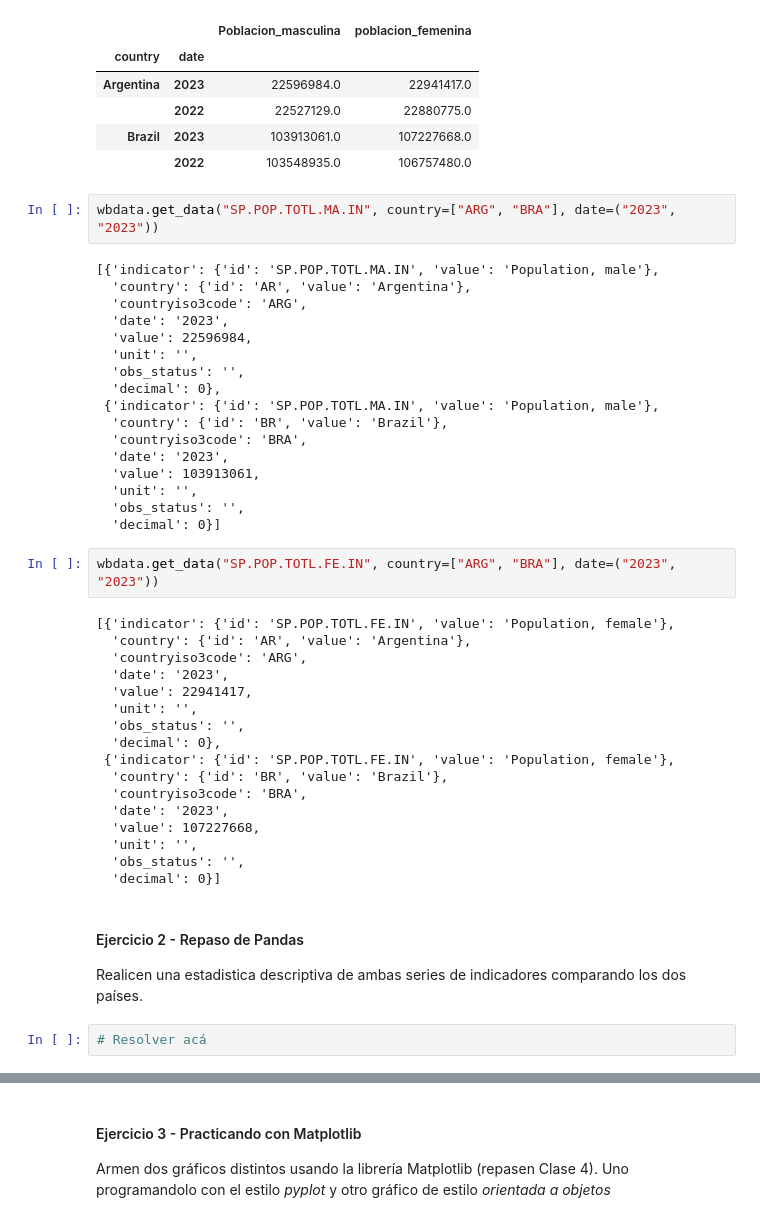
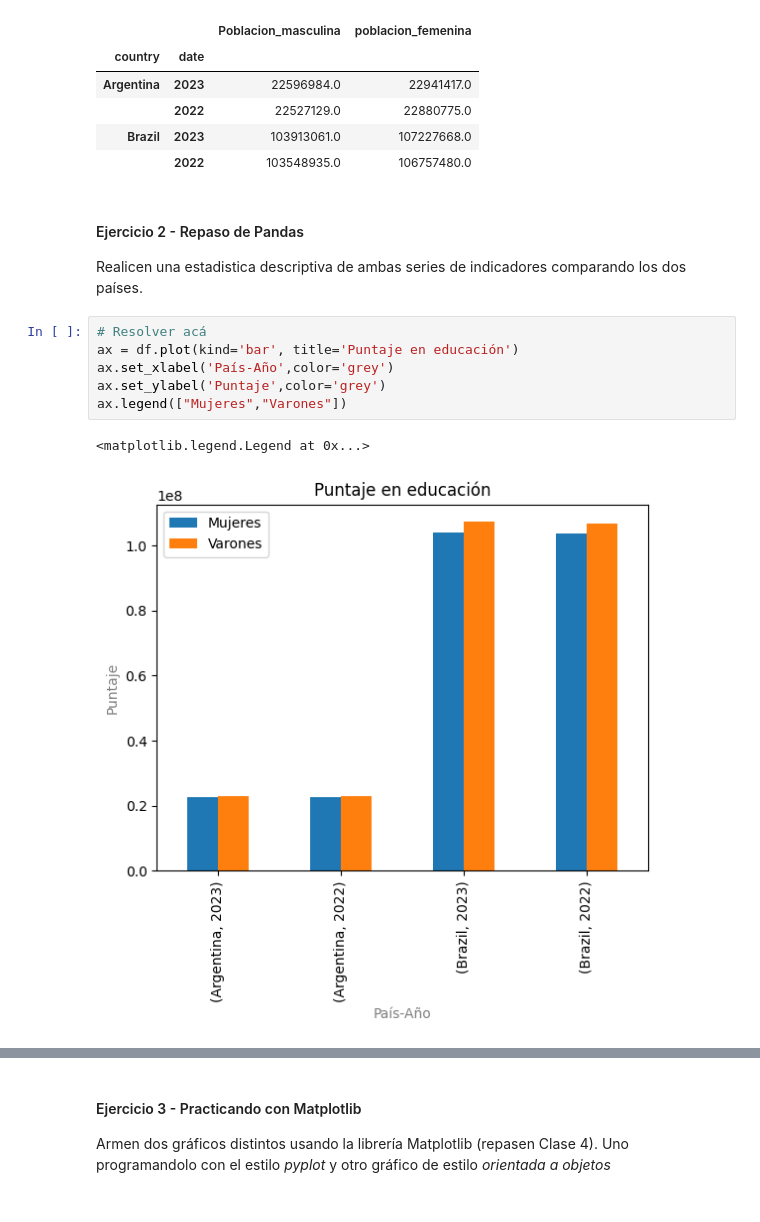
Before and after one commit to MatiasCostanzo2726/BigDataUBA-Grupo9, a Jupyter notebook: TP1-UBA (1) (1).ipynb, the cells around one changed output, grey strips where cells are left out. Drawn from its saved outputs; the diff is of its cells as text.

```diff
--- a/TP1-UBA (1) (1).ipynb
+++ b/TP1-UBA (1) (1).ipynb
@@ -88,46 +87,15 @@ df.head()
 |  | 2022 | 22527129.0 | 22880775.0 |
 | Brazil | 2023 | 103913061.0 | 107227668.0 |
 |  | 2022 | 103548935.0 | 106757480.0 |
-# %%
-wbdata.get_data("SP.POP.TOTL.MA.IN", country=["ARG", "BRA"], date=("2023", "2023"))
-# %% [output]
-[{'indicator': {'id': 'SP.POP.TOTL.MA.IN', 'value': 'Population, male'},
-  'country': {'id': 'AR', 'value': 'Argentina'},
-  'countryiso3code': 'ARG',
-  'date': '2023',
-  'value': 22596984,
-  'unit': '',
-  'obs_status': '',
-  'decimal': 0},
- {'indicator': {'id': 'SP.POP.TOTL.MA.IN', 'value': 'Population, male'},
-  'country': {'id': 'BR', 'value': 'Brazil'},
-  'countryiso3code': 'BRA',
-  'date': '2023',
-  'value': 103913061,
-  'unit': '',
-  'obs_status': '',
-  'decimal': 0}]
-# %%
-wbdata.get_data("SP.POP.TOTL.FE.IN", country=["ARG", "BRA"], date=("2023", "2023"))
-# %% [output]
-[{'indicator': {'id': 'SP.POP.TOTL.FE.IN', 'value': 'Population, female'},
-  'country': {'id': 'AR', 'value': 'Argentina'},
-  'countryiso3code': 'ARG',
-  'date': '2023',
-  'value': 22941417,
-  'unit': '',
-  'obs_status': '',
-  'decimal': 0},
- {'indicator': {'id': 'SP.POP.TOTL.FE.IN', 'value': 'Population, female'},
-  'country': {'id': 'BR', 'value': 'Brazil'},
-  'countryiso3code': 'BRA',
-  'date': '2023',
-  'value': 107227668,
-  'unit': '',
-  'obs_status': '',
-  'decimal': 0}]
 # %% [markdown]
 #### Ejercicio 2 - Repaso de Pandas
 Realicen una estadistica descriptiva de ambas series de indicadores comparando los dos países.
-# %%
-# Resolver acá
+# %%
+# Resolver acá
+ax = df.plot(kind='bar', title='Puntaje en educación')
+ax.set_xlabel('País-Año',color='grey')
+ax.set_ylabel('Puntaje',color='grey')
+ax.legend(["Mujeres","Varones"])
+# %% [output]
+<matplotlib.legend.Legend at 0x...>
+[figure, added]
```
Also changed, not shown: parts of 5 cells of this notebook.
